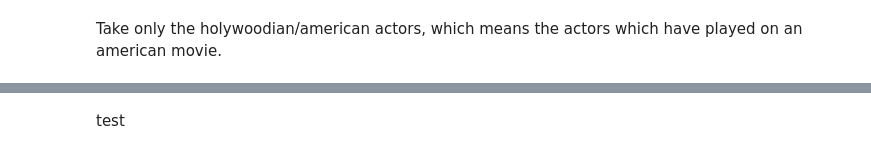
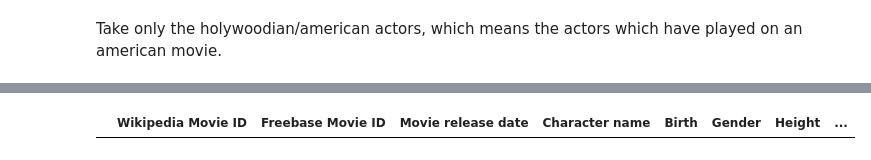
Before and after one commit to epfl-ada/ada-2023-project-draco, a Jupyter notebook: Milstone_project2.ipynb, the cells around one changed output, grey strips where cells are left out. Saved outputs shown, nothing was run; the diff lists cells and outputs as text; code cells hidden in the pictures.

```diff
--- a/Milstone_project2.ipynb
+++ b/Milstone_project2.ipynb
@@ -108,4 +112,5 @@ Name: Movie countries, Length: 450669, dtype: object
 # %%
-american_actors = characters_movies[characters_movies['Movies countries']]
+american_actors = characters_movies[characters_movies["Movie countries"] == 'United States of America']
+american_actors.head()
+# %% [output]
+|  | Wikipedia Movie ID | Freebase Movie ID | Movie release date | Character name | Birth | Gender | Height | ... |
-# %% [markdown]
-test
```
Also changed, not shown: parts of 5 cells of this notebook, 1 other file.
